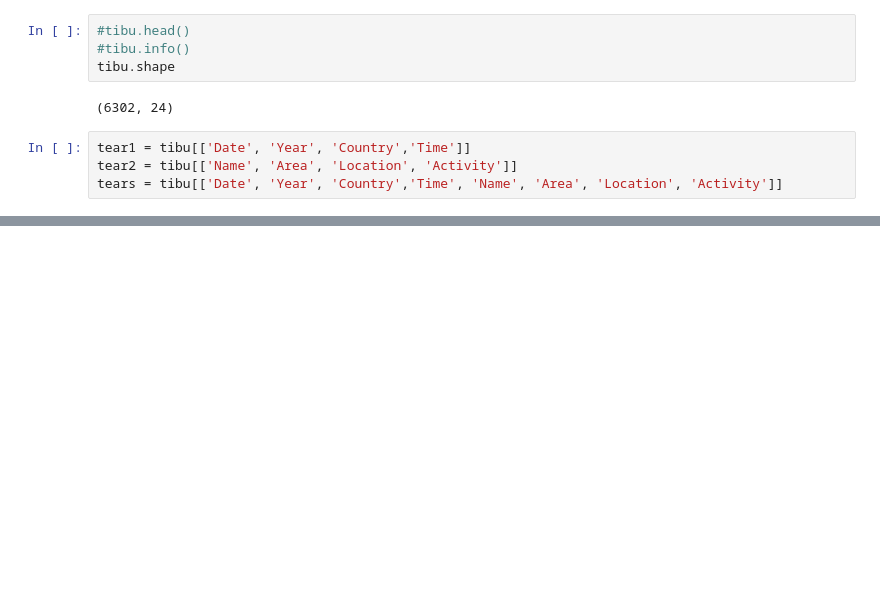
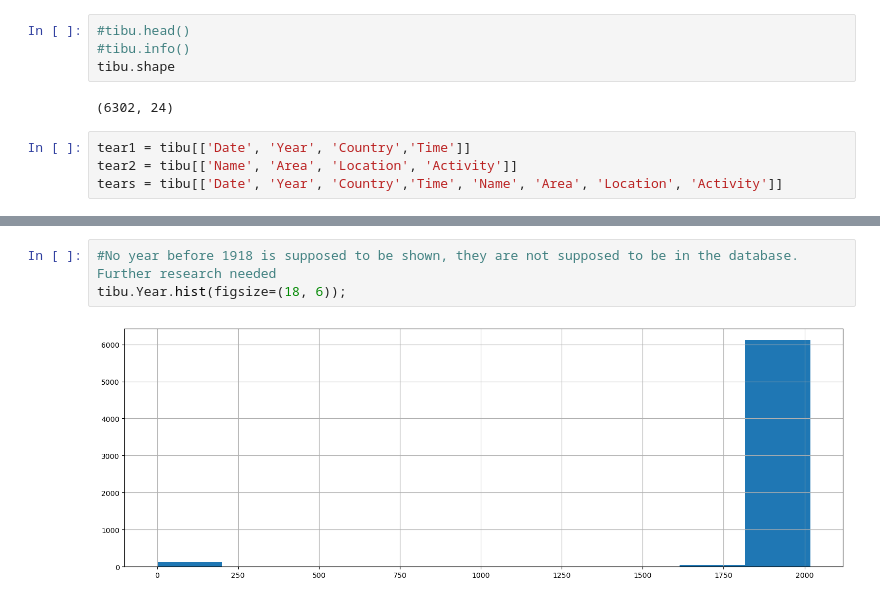
Before and after one commit to santiagofp9/Tiburon-a-la-vista-banista, a Jupyter notebook: Inquisiciones.ipynb, the cells around one changed output, grey strips where cells are left out. Drawn from its saved outputs; the diff is of its cells as text; blank space fills up the shorter version.

```diff
--- a/Inquisiciones.ipynb
+++ b/Inquisiciones.ipynb
@@ -70,0 +122,5 @@ tibu[['Date', 'Time']].head()
+# %%
+#No year before 1918 is supposed to be shown, they are not supposed to be in the database. Further research needed
+tibu.Year.hist(figsize=(18, 6));
+# %% [output]
+[figure, added]
```
Also changed, not shown: parts of 12 cells of this notebook, 4 other files.
